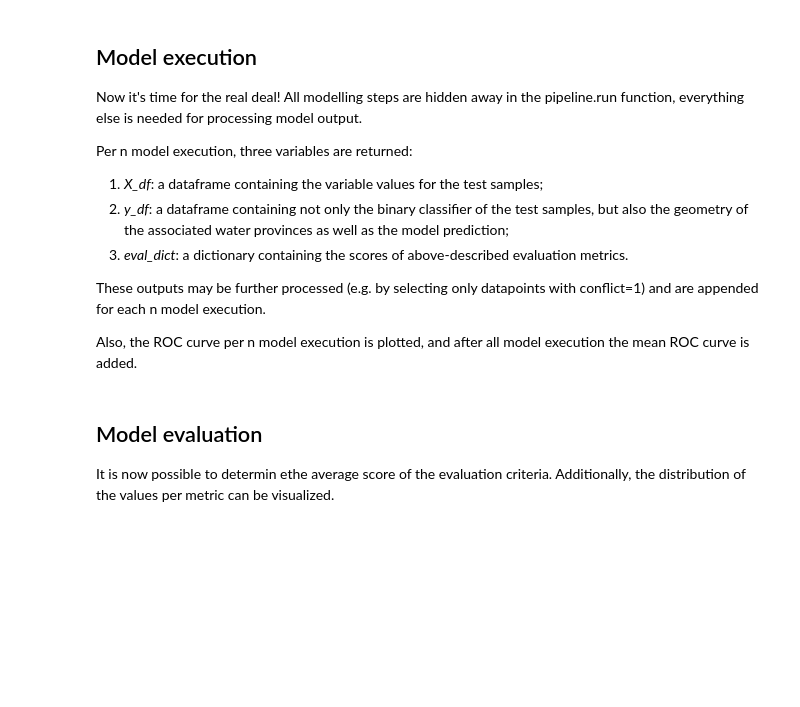
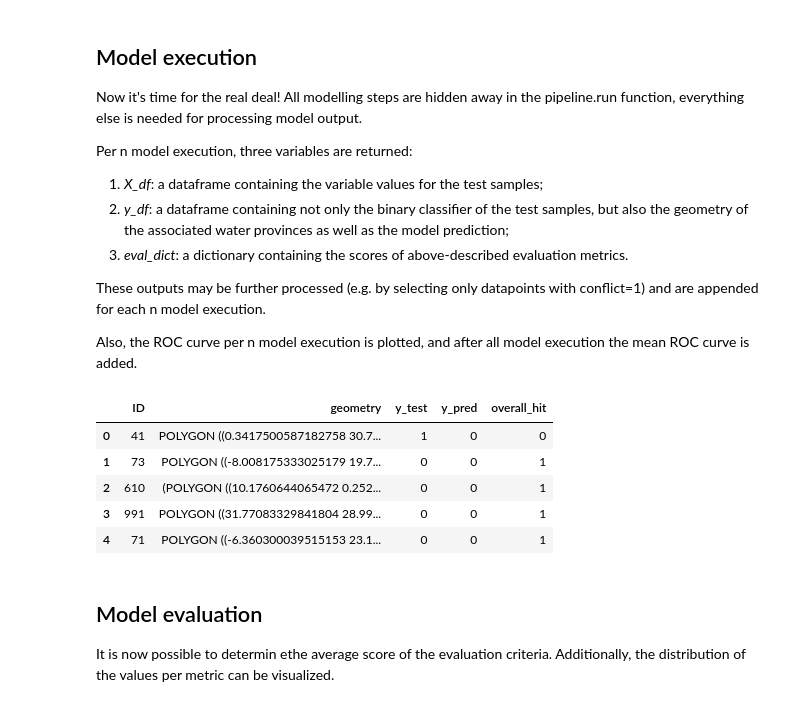
Before and after one commit to JannisHoch/copro, a Jupyter notebook: example/example_notebook.ipynb, the cells around one changed output. Cells and saved outputs as stored; diff of their text form; code cells hidden in the pictures; blank space fills up the shorter version.

```diff
--- a/example/example_notebook.ipynb
+++ b/example/example_notebook.ipynb
@@ -223,6 +223,15 @@ for n in range(config.getint('settings', 'n_runs')):
 conflict_model.evaluation.plot_ROC_curve_n_mean(ax1, tprs, aucs, mean_fpr)
 #- save plot
 plt.savefig(os.path.join(out_dir, 'ROC_curve_per_run.png'), dpi=300)
+# %%
+out_y_df.head()
+# %% [output]
+|  | ID | geometry | y_test | y_pred | overall_hit |
+| 0 | 41 | POLYGON ((0.3417500587182758 30.7... | 1 | 0 | 0 |
+| 1 | 73 | POLYGON ((-8.008175333025179 19.7... | 0 | 0 | 1 |
+| 2 | 610 | (POLYGON ((10.1760644065472 0.252... | 0 | 0 | 1 |
+| 3 | 991 | POLYGON ((31.77083329841804 28.99... | 0 | 0 | 1 |
+| 4 | 71 | POLYGON ((-6.360300039515153 23.1... | 0 | 0 | 1 |
 # %% [markdown]
 ## Model evaluation
 
```
Also changed, not shown: parts of 13 cells of this notebook, 2 other files.
